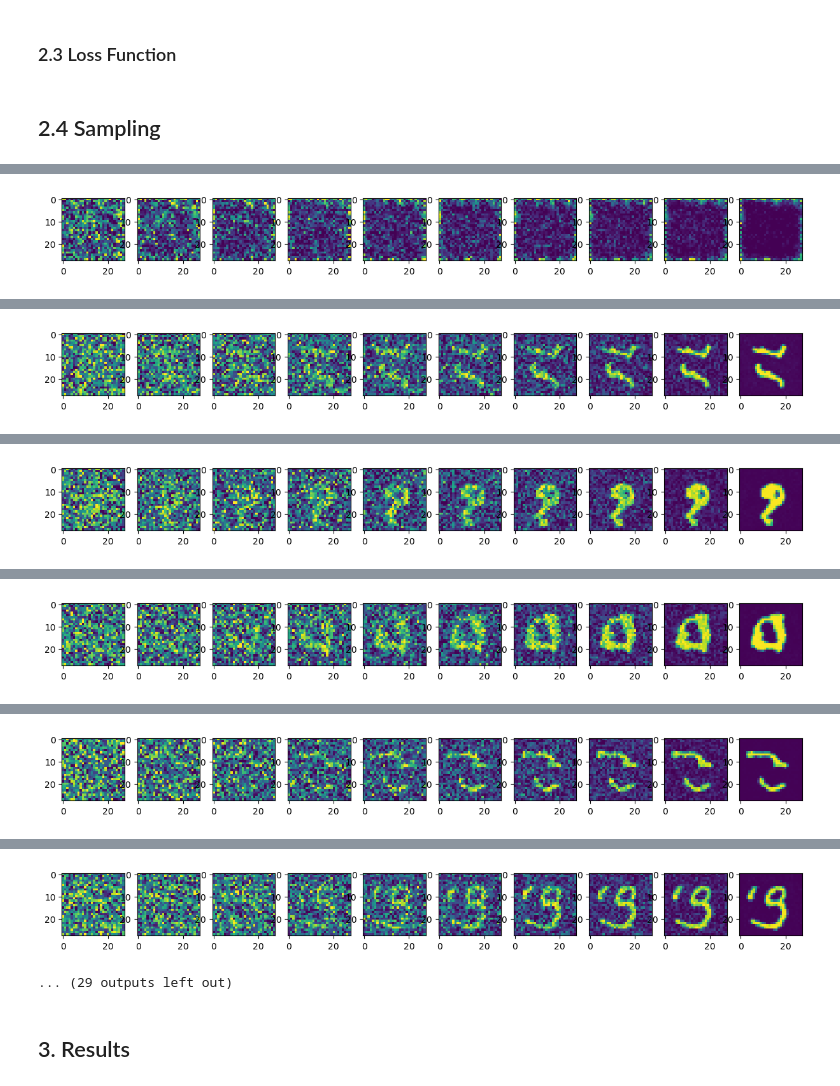
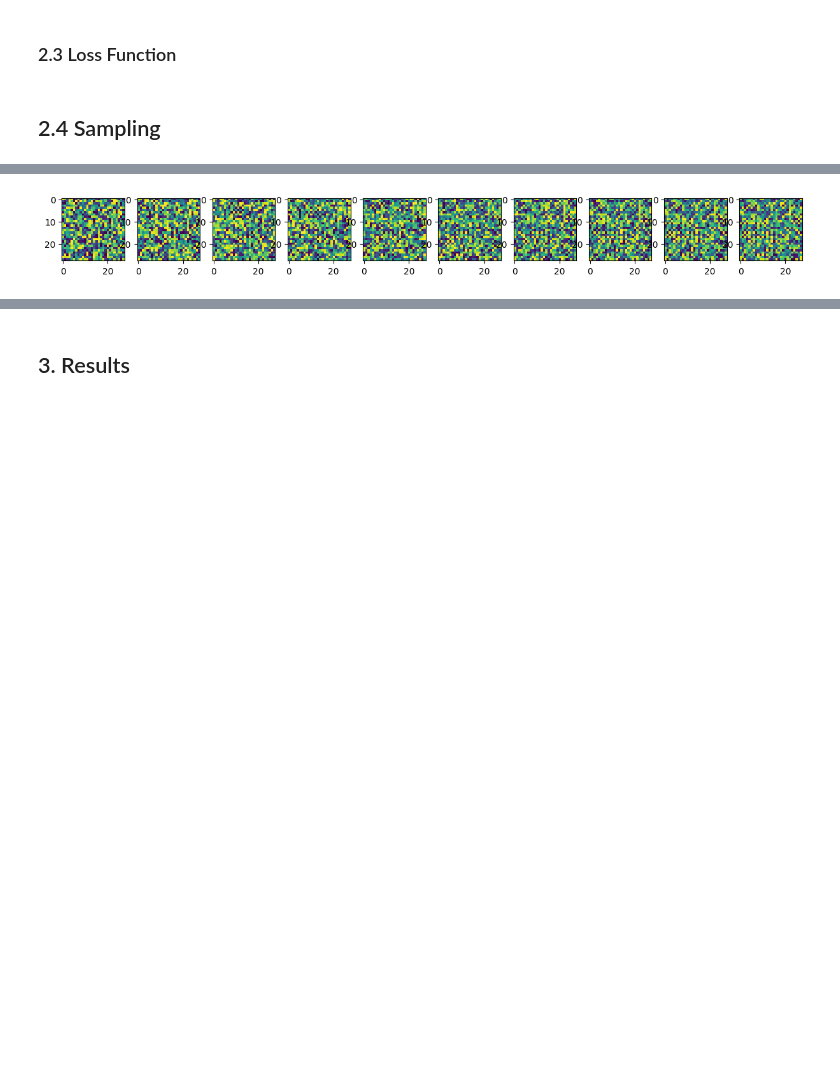
Before and after one commit to CamdenKitowski/DenoisingDiffusionModels, a Jupyter notebook: DenoisingDiffusionModel.ipynb, the cells around one changed output, grey strips where cells are left out. Saved outputs shown, nothing was run; the diff lists cells and outputs as text; code cells hidden in the pictures; blank space fills up the shorter version.

```diff
--- a/DenoisingDiffusionModel.ipynb
+++ b/DenoisingDiffusionModel.ipynb
@@ -440,7 +446,7 @@ for epoch in range(epochs):
       if epoch % 5 == 0 and step == 0:
         print(f"Epoch {epoch} | Loss: {loss.item()} ")
         plot_sample() # just to look to see progress in training
-
+      break
     epoch_loss = total_loss / len(dataloader)
     losses.append(epoch_loss)
     print(f"Epoch {epoch+1}/{epochs}, Loss: {epoch_loss}")
@@ -449 +455 @@ Epoch 0 | Loss: 0.31468066573143005
-[figure, old version]
+[figure, new version]
@@ -456 +458,0 @@ Epoch 5 | Loss: 0.09452167898416519
-[figure, removed]
@@ -463 +458,0 @@ Epoch 10 | Loss: 0.08043955266475677
-[figure, removed]
@@ -470 +458,0 @@ Epoch 15 | Loss: 0.09688402712345123
-[figure, removed]
@@ -477 +458,0 @@ Epoch 20 | Loss: 0.07585392892360687
-[figure, removed]
@@ -484,5 +459,3 @@ Epoch 25 | Loss: 0.07574033737182617
-[figure, removed]
-... (29 outputs left out)
 # %%
 def save_model(model):
     torch.save(model.state_dict(), "./model.pth")
```
Also changed, not shown: parts of 12 cells of this notebook.
